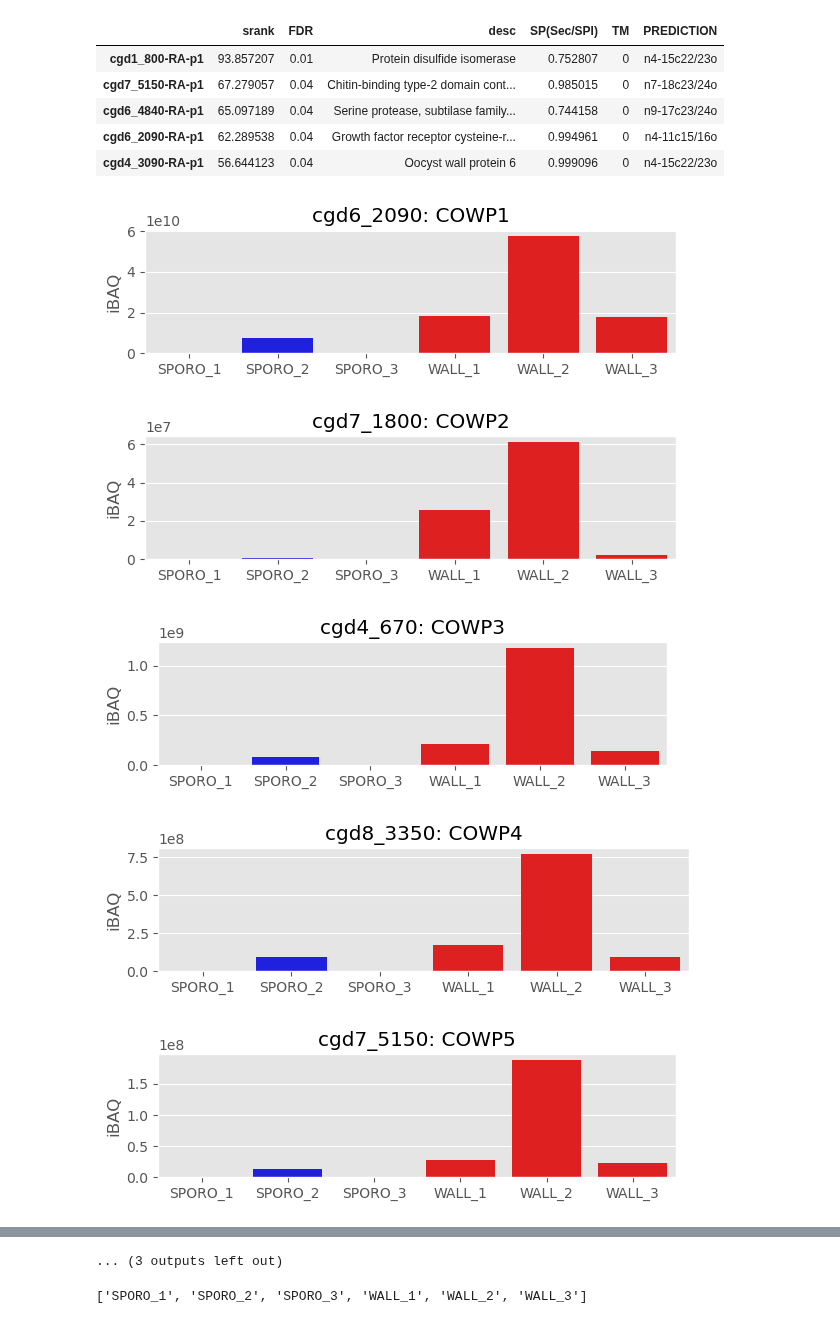
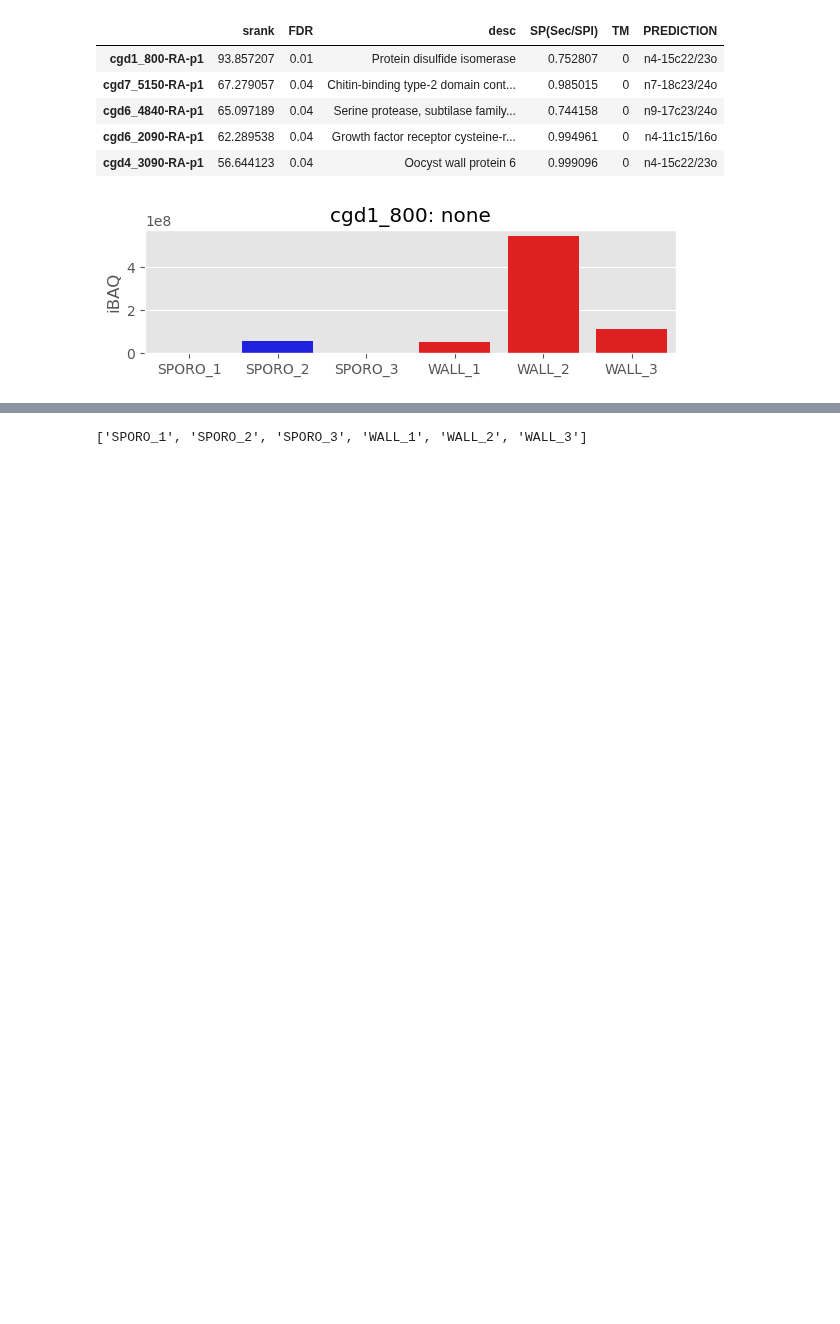
Before and after one commit to mtinti/oocyst_wall_proteome, a Jupyter notebook: notebooks/analysis.ipynb, the cells around one changed output, grey strips where cells are left out. Saved outputs shown, nothing was run; the diff lists cells and outputs as text; code cells hidden in the pictures; blank space fills up the shorter version.

Commit message:
add figures

```diff
--- a/notebooks/analysis.ipynb
+++ b/notebooks/analysis.ipynb
@@ -510,0 +627,6 @@ No handles with labels found to put in legend.
+# %%
+signalP = pd.read_csv('../in_data/CryptoDB-45_CparvumIowaII_AnnotatedProteins_summary.signalp5',
+                      sep='\t',index_col=0)
+signalP.head()
+signalP = signalP[signalP.iloc[:,1]>0.6]
+signalP = set(signalP.index.values)
@@ -519,0 +843,9 @@ out_all.head()
+# %%
+phobius = pd.read_csv('../in_data/CryptoDB-45_CparvumIowaII_AnnotatedProteins.fasta.phobius.out',
+                      index_col=0,delim_whitespace=True,header=0)
+phobius['TM']=phobius['TM'].astype(int)
+phobius = phobius[phobius['TM']<=0]
+#phobius = set(phobius)
+#len(phobius)
+phobius['TM'].value_counts()
+phobius = set(phobius.index.values)
@@ -718,9 +1133,6 @@ def plot_prot(gene,log=True,tag='LFQ intensity',desc_dict={}):
 # %%
 for protein in _ids:
     plot_prot(protein,tag ='iBAQ',log=False,desc_dict=name_dict)
+    break
 # %% [output]
-[figure, old version]
+[figure, new version]
-[figure, removed]
-[figure, removed]
-[figure, removed]
-[figure, removed]
@@ -734,4 +1139,3 @@ for protein in _ids:
-... (3 outputs left out)
 # %%
 list(selection.columns)
 # %% [output]
```
Also changed, not shown: parts of 16 cells of this notebook, 15 other files.
